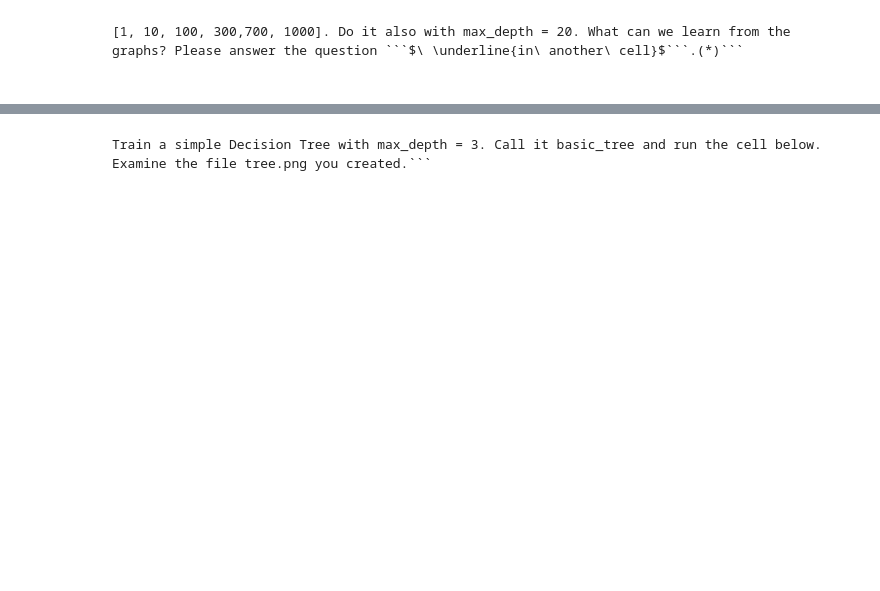
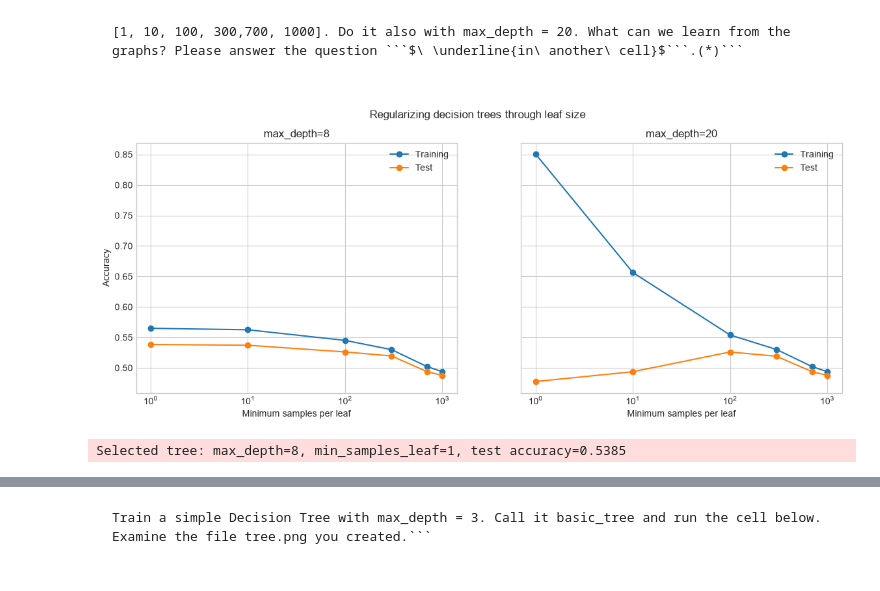
Before and after one commit to Avraham2489/DS_Training, a Jupyter notebook: D - ML/supervised/exercise/exercise_4_supervised_learning.ipynb, the cells around one changed output, grey strips where cells are left out. Drawn from its saved outputs; the diff is of its cells as text; code cells hidden in the pictures; blank space fills up the shorter version.

````diff
--- a/D - ML/supervised/exercise/exercise_4_supervised_learning.ipynb
+++ b/D - ML/supervised/exercise/exercise_4_supervised_learning.ipynb
@@ -31,3 +156,60 @@ from sklearn.metrics import accuracy_score
 # %% [markdown]
 ```Choose the best max_depth you found. Now try playing with min_samples_leaf. use the following values:
 [1, 10, 100, 300,700, 1000]. Do it also with max_depth = 20. What can we learn from the graphs? Please answer the question ```$\ \underline{in\ another\ cell}$```.(*)```
+# %%
+minimum_leaf_values = [1, 10, 100, 300, 700, 1000]
+leaf_results = []
+
+figure, axes = plt.subplots(nrows=1, ncols=2, figsize=(14, 5), sharey=True)
+for axis, current_maximum_depth in zip(axes, [best_tree_depth, 20]):
+    current_train_accuracies = []
+    current_test_accuracies = []
+    for current_minimum_leaf_size in minimum_leaf_values:
+        leaf_tree = DecisionTreeClassifier(
+            max_depth=current_maximum_depth,
+            min_samples_leaf=current_minimum_leaf_size,
+            random_state=RANDOM_SEED,
+        )
+        leaf_tree.fit(X=insurance_features_train, y=insurance_target_train)
+        current_train_accuracy = accuracy_score(
+            y_true=insurance_target_train,
+            y_pred=leaf_tree.predict(X=insurance_features_train),
+        )
+        current_test_accuracy = accuracy_score(
+            y_true=insurance_target_test,
+            y_pred=leaf_tree.predict(X=insurance_features_test),
+        )
+        current_train_accuracies.append(current_train_accuracy)
+        current_test_accuracies.append(current_test_accuracy)
+        leaf_results.append(
+            {
+                "max_depth": current_maximum_depth,
+                "min_samples_leaf": current_minimum_leaf_size,
+                "train_accuracy": current_train_accuracy,
+                "test_accuracy": current_test_accuracy,
+            }
+        )
+    axis.plot(minimum_leaf_values, current_train_accuracies, marker="o", label="Training")
+    axis.plot(minimum_leaf_values, current_test_accuracies, marker="o", label="Test")
+    axis.set_xscale("log")
+    axis.set_title(f"max_depth={current_maximum_depth}")
+    axis.set_xlabel("Minimum samples per leaf")
+    axis.legend()
+axes[0].set_ylabel("Accuracy")
+figure.suptitle("Regularizing decision trees through leaf size")
+plt.show()
+
+leaf_results_frame = pd.DataFrame(data=leaf_results)
+best_leaf_result = leaf_results_frame.loc[leaf_results_frame["test_accuracy"].idxmax()]
+best_tree_depth = int(best_leaf_result["max_depth"])
+best_tree_minimum_leaf_size = int(best_leaf_result["min_samples_leaf"])
+best_tree_test_accuracy = float(best_leaf_result["test_accuracy"])
+LOGGER.info(
+    "Selected tree: max_depth=%d, min_samples_leaf=%d, test accuracy=%.4f",
+    best_tree_depth,
+    best_tree_minimum_leaf_size,
+    best_tree_test_accuracy,
+)
+# %% [output]
+[figure, added]
+Selected tree: max_depth=8, min_samples_leaf=1, test accuracy=0.5385
````
Also changed, not shown: parts of 54 cells of this notebook, 2 other files.
